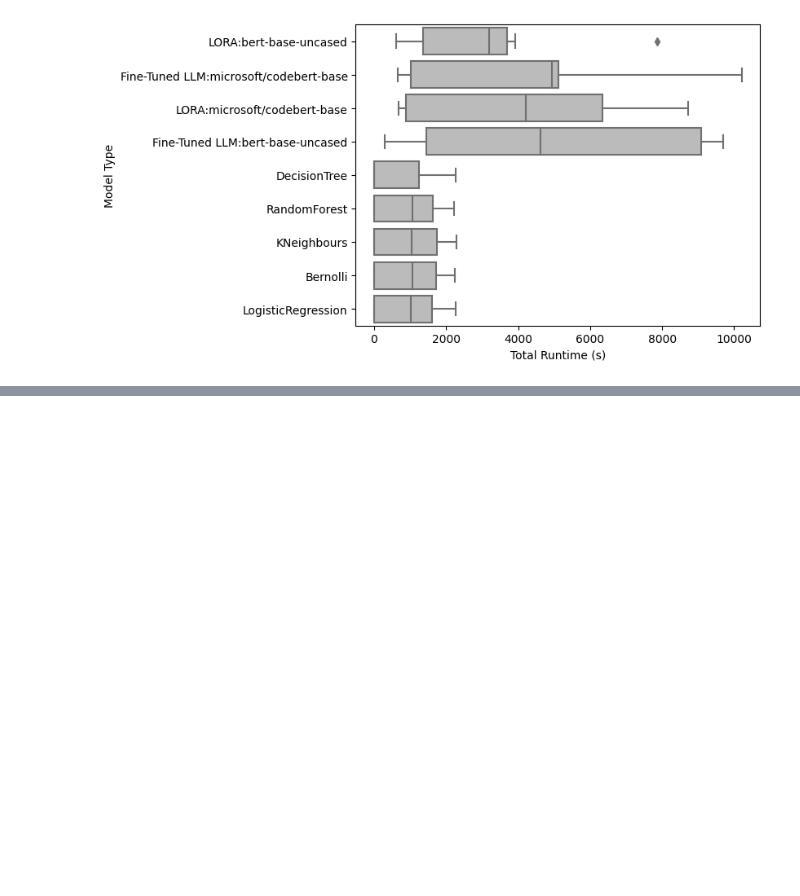
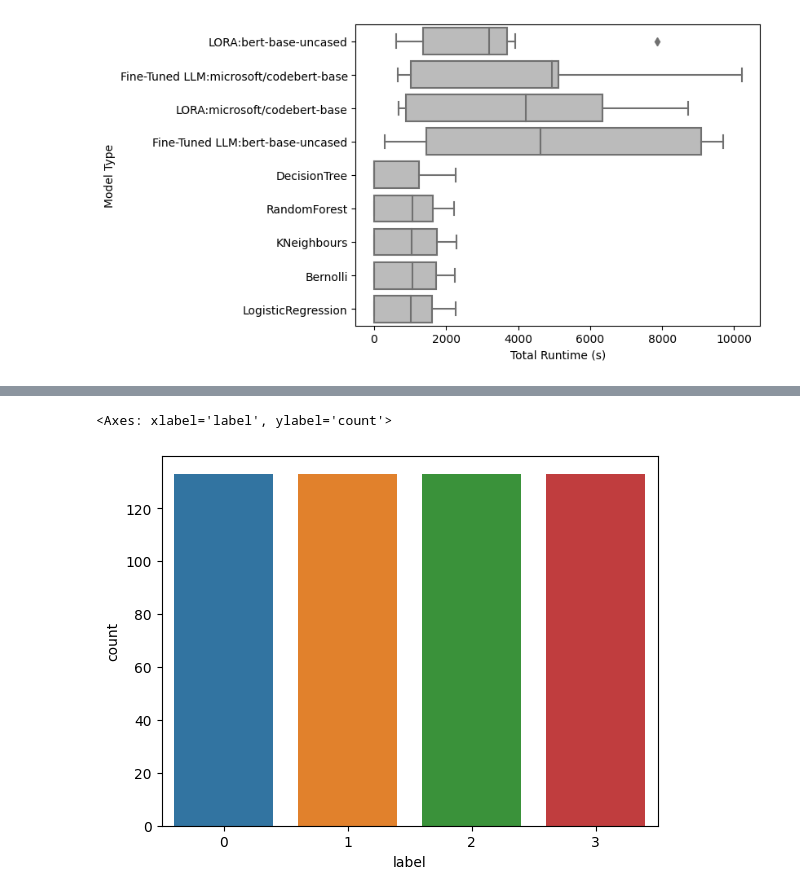
Before and after one commit to m-messer/Grading-Documentation-with-Machine-Learning, a Jupyter notebook: results.ipynb, the cells around one changed output, grey strips where cells are left out. Drawn from its saved outputs; the diff is of its cells as text; code cells hidden in the pictures; blank space fills up the shorter version.

```diff
--- a/results.ipynb
+++ b/results.ipynb
@@ -244,0 +276,5 @@ runtime.get_figure().savefig('plots/runtime.pdf', bbox_inches='tight')
+# %%
+proc_df['source'] = 'Oversampled Data'
+proc_df = proc_df[['source', 'label']]
+
+proc_df.head()
@@ -244,0 +288,5 @@ runtime.get_figure().savefig('plots/runtime.pdf', bbox_inches='tight')
+# %%
+sns.countplot(proc_df, x='label')
+# %% [output]
+<Axes: xlabel='label', ylabel='count'>
+[figure, added]
```
Also changed, not shown: parts of 7 cells of this notebook, 8 other files.
